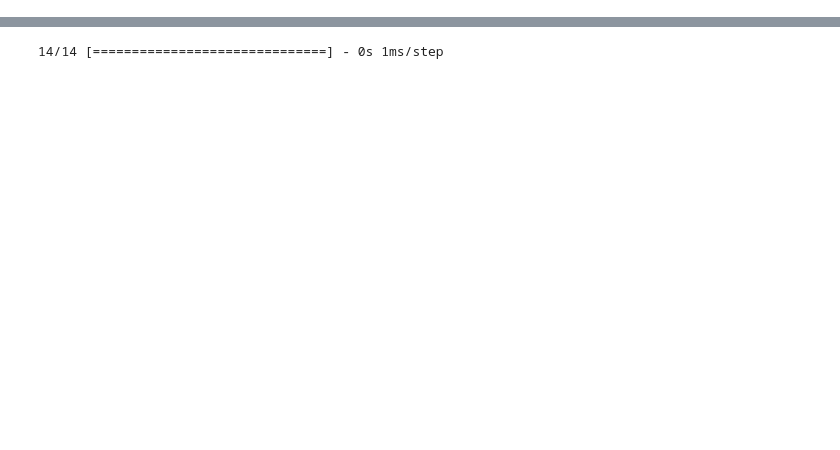
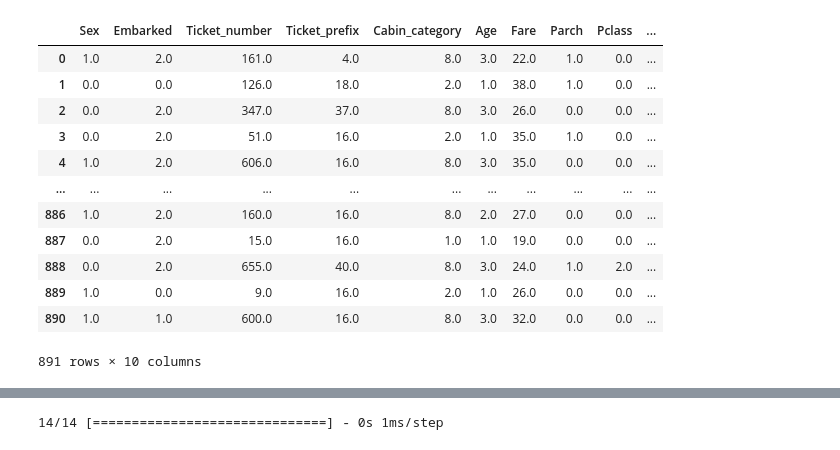
Before and after one commit to Mohamad-fcz/kaggle, a Jupyter notebook: Titanic - Machine Learning from Disaster/TensorFlow Decision Forests.ipynb, the cells around one changed output, grey strips where cells are left out. Saved outputs shown, nothing was run; the diff lists cells and outputs as text; code cells hidden in the pictures; blank space fills up the shorter version.

```diff
--- a/Titanic - Machine Learning from Disaster/TensorFlow Decision Forests.ipynb
+++ b/Titanic - Machine Learning from Disaster/TensorFlow Decision Forests.ipynb
@@ -215,0 +156,37 @@ X_test
+# %%
+# Identify categorical columns (assuming they're of type object)
+categorical_cols = preprocessed_train_df.select_dtypes(include=['object']).columns
+
+# Create a column transformer that will automatically convert categorical columns
+preprocessor = ColumnTransformer(
+    transformers=[
+        ('cat', make_pipeline(SimpleImputer(strategy='most_frequent'), OrdinalEncoder()), categorical_cols)
+    ],
+    remainder='passthrough'  # This option leaves the rest of the columns untouched
+)
+
+# Fit and transform the data
+X_transformed = preprocessor.fit_transform(preprocessed_train_df)
+X_serving_transformed = preprocessor.fit_transform(preprocessed_serving_df)
+# Note: X_transformed is a NumPy array. If you need a DataFrame:
+X_transformed_df = pd.DataFrame(X_transformed,
+                                columns=categorical_cols.tolist() + preprocessed_train_df.columns.difference(categorical_cols).tolist(),
+                                dtype="float64")
+X_serving_transformed_df = pd.DataFrame(X_serving_transformed,
+                                columns=categorical_cols.tolist() + preprocessed_serving_df.columns.difference(categorical_cols).tolist(),
+                                dtype="float64")
+X_transformed_df
+# %% [output]
+|  | Sex | Embarked | Ticket_number | Ticket_prefix | Cabin_category | Age | Fare | Parch | Pclass | ... |
+| 0 | 1.0 | 2.0 | 161.0 | 4.0 | 8.0 | 3.0 | 22.0 | 1.0 | 0.0 | ... |
+| 1 | 0.0 | 0.0 | 126.0 | 18.0 | 2.0 | 1.0 | 38.0 | 1.0 | 0.0 | ... |
+| 2 | 0.0 | 2.0 | 347.0 | 37.0 | 8.0 | 3.0 | 26.0 | 0.0 | 0.0 | ... |
+| 3 | 0.0 | 2.0 | 51.0 | 16.0 | 2.0 | 1.0 | 35.0 | 1.0 | 0.0 | ... |
+| 4 | 1.0 | 2.0 | 606.0 | 16.0 | 8.0 | 3.0 | 35.0 | 0.0 | 0.0 | ... |
+| ... | ... | ... | ... | ... | ... | ... | ... | ... | ... | ... |
+| 886 | 1.0 | 2.0 | 160.0 | 16.0 | 8.0 | 2.0 | 27.0 | 0.0 | 0.0 | ... |
+| 887 | 0.0 | 2.0 | 15.0 | 16.0 | 1.0 | 1.0 | 19.0 | 0.0 | 0.0 | ... |
+| 888 | 0.0 | 2.0 | 655.0 | 40.0 | 8.0 | 3.0 | 24.0 | 1.0 | 2.0 | ... |
+| 889 | 1.0 | 0.0 | 9.0 | 16.0 | 2.0 | 1.0 | 26.0 | 0.0 | 0.0 | ... |
+| 890 | 1.0 | 1.0 | 600.0 | 16.0 | 8.0 | 3.0 | 32.0 | 0.0 | 0.0 | ... |
+891 rows × 10 columns
```
Also changed, not shown: parts of 26 cells of this notebook.
